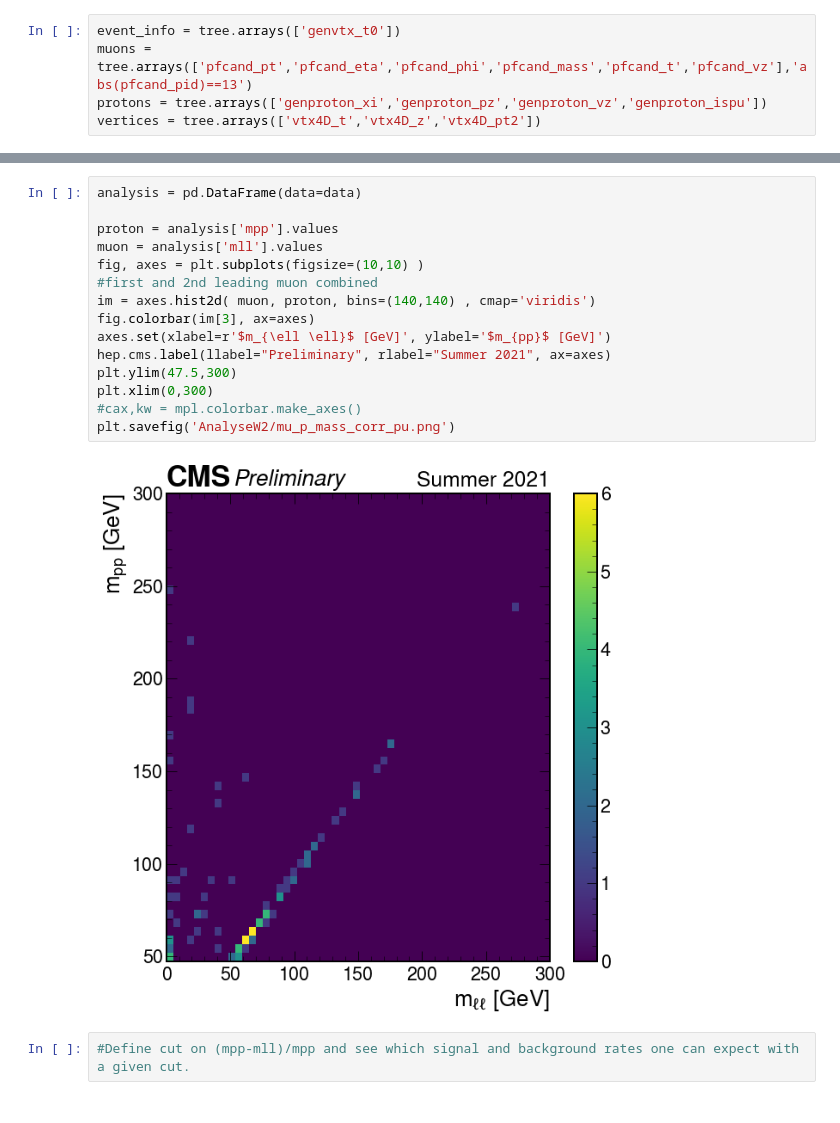
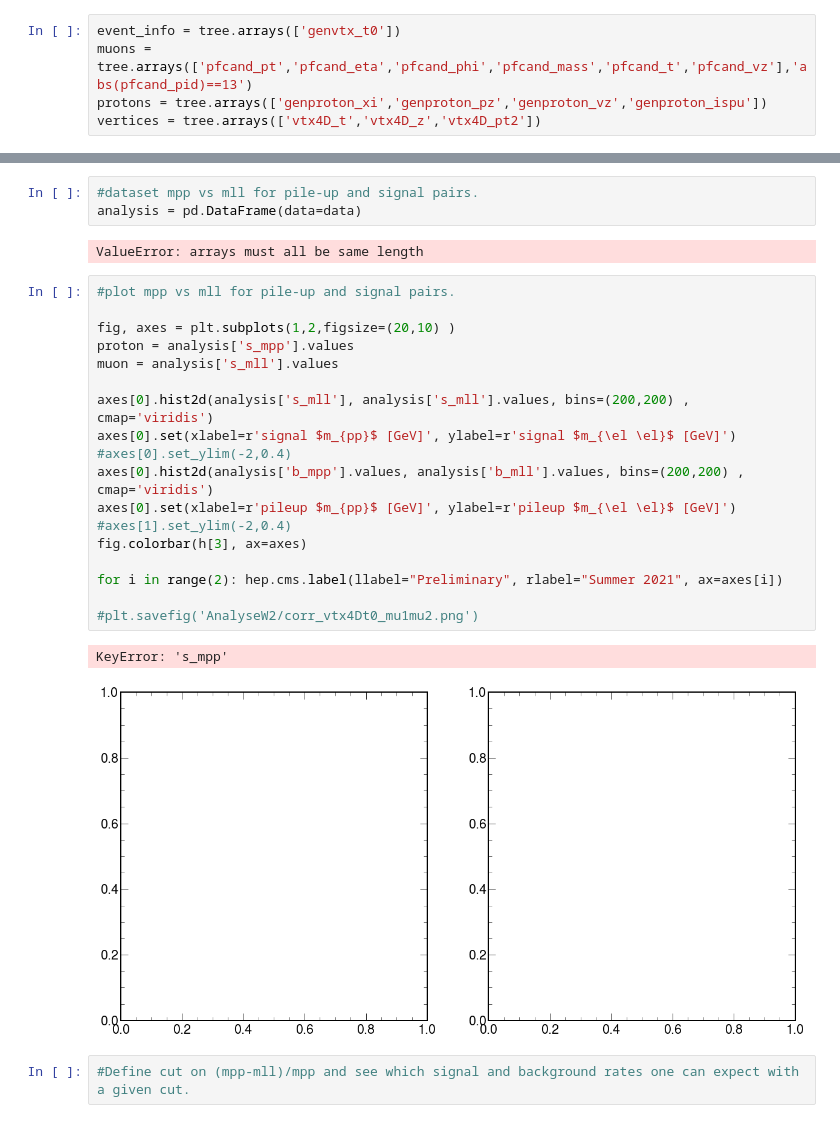
Before and after one commit to jloemker/SWAN, a Jupyter notebook: Analysis_notebook.ipynb, the cells around one changed output, grey strips where cells are left out. Drawn from its saved outputs; the diff is of its cells as text.

```diff
--- a/Analysis_notebook.ipynb
+++ b/Analysis_notebook.ipynb
@@ -764,19 +767,28 @@ for i in tqdm(range(N)):
-# %%
-analysis = pd.DataFrame(data=data)
-
-proton = analysis['mpp'].values
-muon = analysis['mll'].values
-fig, axes = plt.subplots(figsize=(10,10) )
-#first and 2nd leading muon combined
-im = axes.hist2d( muon, proton, bins=(140,140) , cmap='viridis')
-fig.colorbar(im[3], ax=axes)
-axes.set(xlabel=r'$m_{\ell \ell}$ [GeV]', ylabel='$m_{pp}$ [GeV]')
-hep.cms.label(llabel="Preliminary", rlabel="Summer 2021", ax=axes)
-plt.ylim(47.5,300)
-plt.xlim(0,300)
-#cax,kw = mpl.colorbar.make_axes()
-plt.savefig('AnalyseW2/mu_p_mass_corr_pu.png')
-# %% [output]
-[figure, removed]
+# %%
+#dataset mpp vs mll for pile-up and signal pairs.
+analysis = pd.DataFrame(data=data)
+# %% [output]
+ValueError: arrays must all be same length
+# %%
+#plot mpp vs mll for pile-up and signal pairs.
+
+fig, axes = plt.subplots(1,2,figsize=(20,10) )
+proton = analysis['s_mpp'].values
+muon = analysis['s_mll'].values
+
+axes[0].hist2d(analysis['s_mll'], analysis['s_mll'].values, bins=(200,200) , cmap='viridis')
+axes[0].set(xlabel=r'signal $m_{pp}$ [GeV]', ylabel=r'signal $m_{\el \el}$ [GeV]')
+#axes[0].set_ylim(-2,0.4)
+axes[0].hist2d(analysis['b_mpp'].values, analysis['b_mll'].values, bins=(200,200) , cmap='viridis')
+axes[0].set(xlabel=r'pileup $m_{pp}$ [GeV]', ylabel=r'pileup $m_{\el \el}$ [GeV]')
+#axes[1].set_ylim(-2,0.4)
+fig.colorbar(h[3], ax=axes)
+
+for i in range(2): hep.cms.label(llabel="Preliminary", rlabel="Summer 2021", ax=axes[i])
+
+#plt.savefig('AnalyseW2/corr_vtx4Dt0_mu1mu2.png')
+# %% [output]
+KeyError: 's_mpp'
+[figure, added]
 # %%
 #Define cut on (mpp-mll)/mpp and see which signal and background rates one can expect with a given cut.
```
Also changed, not shown: parts of 19 cells of this notebook.
